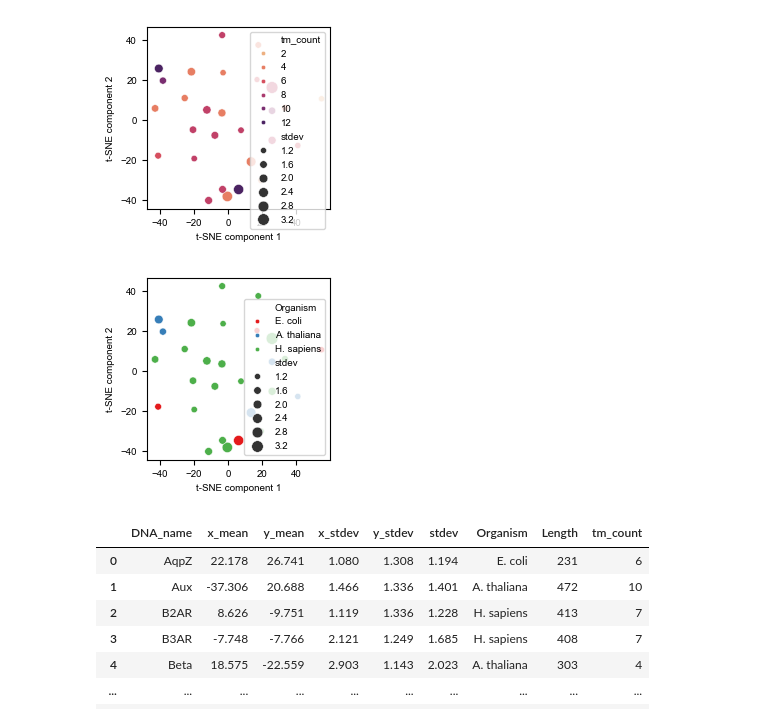
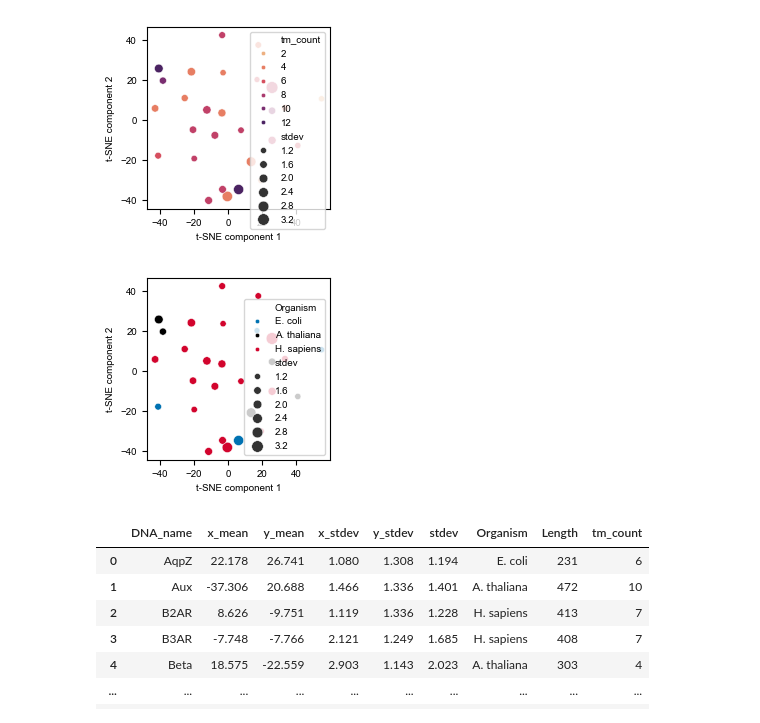
Before and after one commit to ccmeyer/Memplex_platform, a Jupyter notebook: Figure_4-reaction_clustering/Fig4-rxn_embedding.ipynb, the cells around one changed output. Drawn from its saved outputs; the diff is of its cells as text; code cells hidden in the pictures.

```diff
--- a/Figure_4-reaction_clustering/Fig4-rxn_embedding.ipynb
+++ b/Figure_4-reaction_clustering/Fig4-rxn_embedding.ipynb
@@ -957,14 +957,17 @@ plt.show()
 # %%
 fig,ax = plt.subplots(figsize=[6*cm,6*cm])
 
-sns.scatterplot(data=tsne_calcs,x='x_mean',y='y_mean',hue='Organism',size='stdev',palette='Set1',s=10)
+colors = ["#0072B2", "#000000", "#D2042D"] # Blue, black, red
+sns.set_palette(sns.color_palette(colors))
+
+sns.scatterplot(data=tsne_calcs,x='x_mean',y='y_mean',hue='Organism',size='stdev',s=10)
 
 plt.xlabel('t-SNE component 1')
 plt.ylabel('t-SNE component 2')
-# plt.savefig(f'{fig_folder}/Fig4A-rxn_cluster_organism_centroid.svg',format='svg',dpi=300)
+plt.savefig(f'{fig_folder}/Fig4A-rxn_cluster_organism_centroid.svg',format='svg',dpi=300)
 plt.show()
 # %% [output]
-[figure, old version]
+[figure, new version]
 # %%
 tsne_calcs.set_index('DNA_name').to_excel(f'{data_folder}/Fig4A-tSNE-rxn_embedding.xlsx')
 # %%
```
Also changed, not shown: parts of 5 cells of this notebook, 6 other files.
